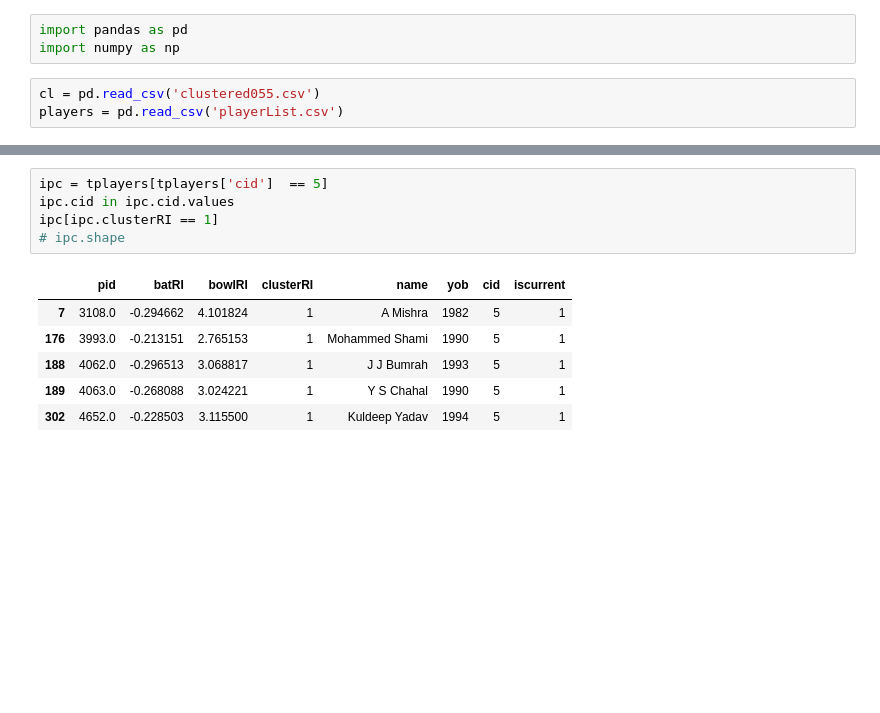
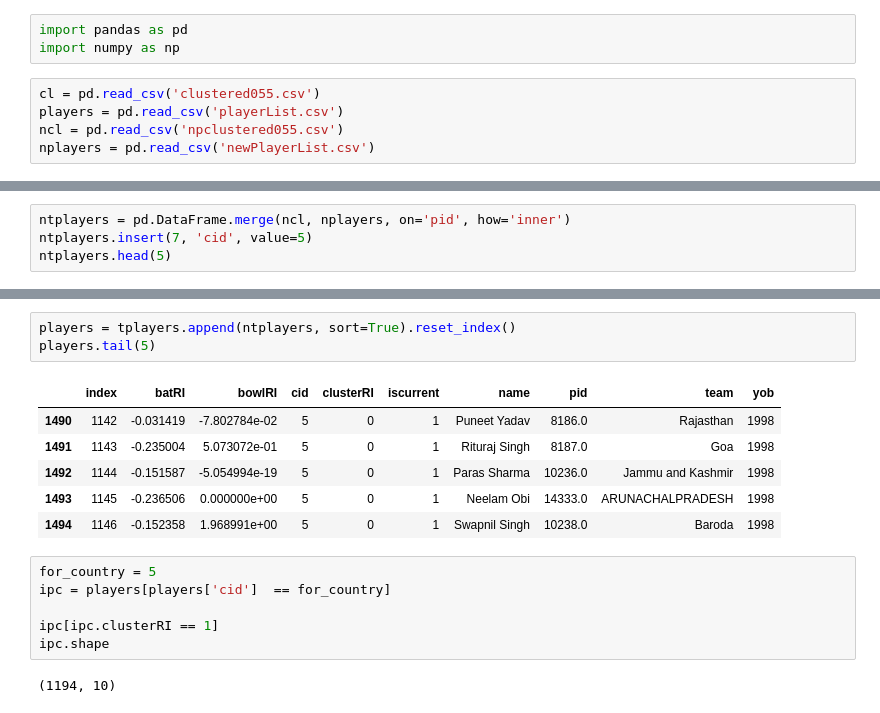
Before and after one commit to rocksayush/Player-Recommendation-System, a Jupyter notebook: Selection of players.ipynb, the cells around one changed output, grey strips where cells are left out. Saved outputs shown, nothing was run; the diff lists cells and outputs as text; blank space fills up the shorter version.

```diff
--- a/Selection of players.ipynb
+++ b/Selection of players.ipynb
@@ -4,3 +71,5 @@ import numpy as np
 # %%
 cl = pd.read_csv('clustered055.csv')
 players = pd.read_csv('playerList.csv')
+ncl = pd.read_csv('npclustered055.csv')
+nplayers = pd.read_csv('newPlayerList.csv')
@@ -9,0 +76,4 @@ players = pd.read_csv('playerList.csv')
+# %%
+ntplayers = pd.DataFrame.merge(ncl, nplayers, on='pid', how='inner')
+ntplayers.insert(7, 'cid', value=5)
+ntplayers.head(5)
@@ -12,12 +97,18 @@ tplayers = pd.DataFrame.merge(cl, players, on='pid', how='inner')
+# %%
+players = tplayers.append(ntplayers, sort=True).reset_index()
+players.tail(5)
+# %% [output]
+|  | index | batRI | bowlRI | cid | clusterRI | iscurrent | name | pid | team | yob |
+| 1490 | 1142 | -0.031419 | -7.802784e-02 | 5 | 0 | 1 | Puneet Yadav | 8186.0 | Rajasthan | 1998 |
+| 1491 | 1143 | -0.235004 | 5.073072e-01 | 5 | 0 | 1 | Rituraj Singh | 8187.0 | Goa | 1998 |
+| 1492 | 1144 | -0.151587 | -5.054994e-19 | 5 | 0 | 1 | Paras Sharma | 10236.0 | Jammu and Kashmir | 1998 |
+| 1493 | 1145 | -0.236506 | 0.000000e+00 | 5 | 0 | 1 | Neelam Obi | 14333.0 | ARUNACHALPRADESH | 1998 |
+| 1494 | 1146 | -0.152358 | 1.968991e+00 | 5 | 0 | 1 | Swapnil Singh | 10238.0 | Baroda | 1998 |
 # %%
-ipc = tplayers[tplayers['cid']  == 5]
-ipc.cid in ipc.cid.values
+for_country = 5
+ipc = players[players['cid']  == for_country]
+
 ipc[ipc.clusterRI == 1]
-# ipc.shape
+ipc.shape
 # %% [output]
-|  | pid | batRI | bowlRI | clusterRI | name | yob | cid | iscurrent |
-| 7 | 3108.0 | -0.294662 | 4.101824 | 1 | A Mishra | 1982 | 5 | 1 |
-| 176 | 3993.0 | -0.213151 | 2.765153 | 1 | Mohammed Shami | 1990 | 5 | 1 |
-| 188 | 4062.0 | -0.296513 | 3.068817 | 1 | J J Bumrah | 1993 | 5 | 1 |
-| 189 | 4063.0 | -0.268088 | 3.024221 | 1 | Y S Chahal | 1990 | 5 | 1 |
-| 302 | 4652.0 | -0.228503 | 3.115500 | 1 | Kuldeep Yadav | 1994 | 5 | 1 |
+(1194, 10)
```
Also changed, not shown: parts of 7 cells of this notebook, 12 other files.
